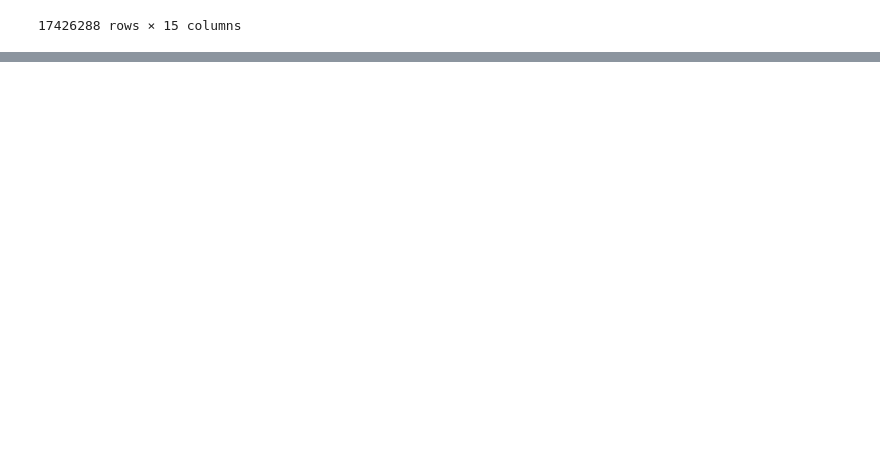
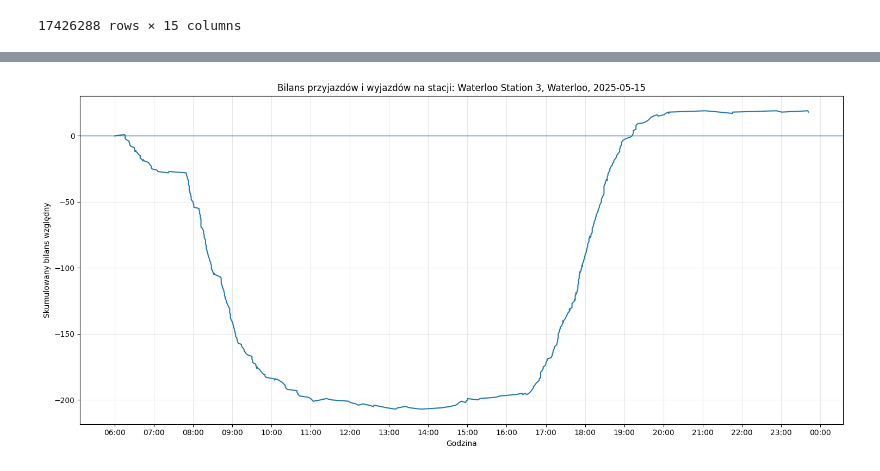
Before and after one commit to ArturWerys/london-bike-network-analysis, a Jupyter notebook: 01_data_preparation.ipynb, the cells around one changed output, grey strips where cells are left out. Drawn from its saved outputs; the diff is of its cells as text; code cells hidden in the pictures; blank space fills up the shorter version.

```diff
--- a/01_data_preparation.ipynb
+++ b/01_data_preparation.ipynb
@@ -260,0 +328,30 @@ final_trip_data.head(-5)
+# %%
+selected_day = "2025-05-15"
+
+one_day_events = station_events[
+    station_events["date"].dt.date == pd.to_datetime(selected_day).date()
+].copy()
+
+one_day_events = one_day_events.sort_values("date")
+
+one_day_events["balance"] = one_day_events["change"].cumsum()
+one_day_events["balance"] = one_day_events["balance"].shift(fill_value=0)
+# %%
+plt.figure(figsize=(15, 7))
+
+plt.plot(one_day_events["date"], one_day_events["balance"], linewidth=1.5)
+plt.axhline(0, linewidth=1)
+
+plt.xlabel("Godzina")
+plt.ylabel("Skumulowany bilans względny")
+plt.title(f"Bilans przyjazdów i wyjazdów na stacji: {station_name}, {selected_day}")
+
+# ładne godziny na osi X
+plt.gca().xaxis.set_major_formatter(mdates.DateFormatter("%H:%M"))
+plt.gca().xaxis.set_major_locator(mdates.HourLocator(interval=1))
+
+plt.grid(True, alpha=0.3)
+plt.tight_layout()
+plt.show()
+# %% [output]
+[figure, added]
```
Also changed, not shown: parts of 26 cells of this notebook, 20 other files.
